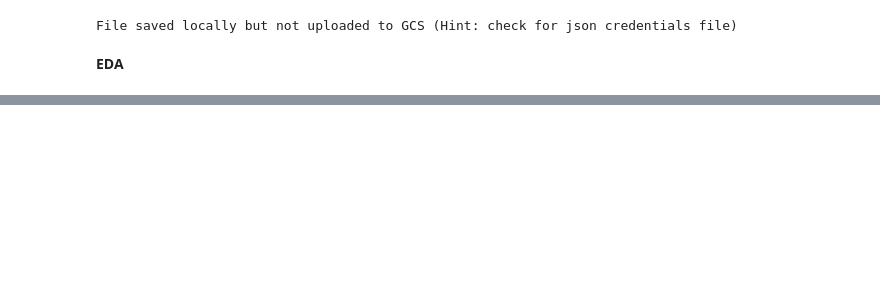
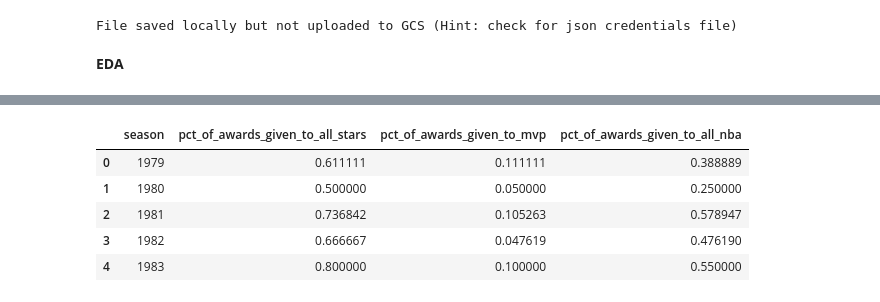
Before and after one commit to dejiandrew/nba-award-predictor, a Jupyter notebook: Final_Notebook.ipynb, the cells around one changed output, grey strips where cells are left out. Cells and saved outputs as stored; diff of their text form; code cells hidden in the pictures; blank space fills up the shorter version.

```diff
--- a/Final_Notebook.ipynb
+++ b/Final_Notebook.ipynb
@@ -1188,0 +1219,36 @@ File saved locally but not uploaded to GCS (Hint: check for json credentials fil
+# %%
+query = """
+WITH CTE AS (
+SELECT player_id
+,full_name
+,team
+,season
+,week
+,week_start
+,conference
+,won_player_of_the_week
+,all_star_this_season
+,mvp_this_season
+,(all_nba_first_team_this_season + all_nba_second_team_this_season + all_nba_third_team_this_season) AS all_nba
+FROM df
+WHERE won_player_of_the_week = 1
+AND season < 2025
+)
+
+SELECT season
+,SUM(all_star_this_season)/COUNT(*) AS pct_of_awards_given_to_all_stars
+,SUM(mvp_this_season)/COUNT(*) AS pct_of_awards_given_to_mvp
+,SUM(all_nba)/COUNT(*) AS pct_of_awards_given_to_all_nba
+FROM CTE
+GROUP BY season
+ORDER BY season
+"""
+award_summary_df = duckdb.query(query).df()
+award_summary_df.head()
+# %% [output]
+|  | season | pct_of_awards_given_to_all_stars | pct_of_awards_given_to_mvp | pct_of_awards_given_to_all_nba |
+| 0 | 1979 | 0.611111 | 0.111111 | 0.388889 |
+| 1 | 1980 | 0.500000 | 0.050000 | 0.250000 |
+| 2 | 1981 | 0.736842 | 0.105263 | 0.578947 |
+| 3 | 1982 | 0.666667 | 0.047619 | 0.476190 |
+| 4 | 1983 | 0.800000 | 0.100000 | 0.550000 |
```
Also changed, not shown: parts of 7 cells of this notebook.
